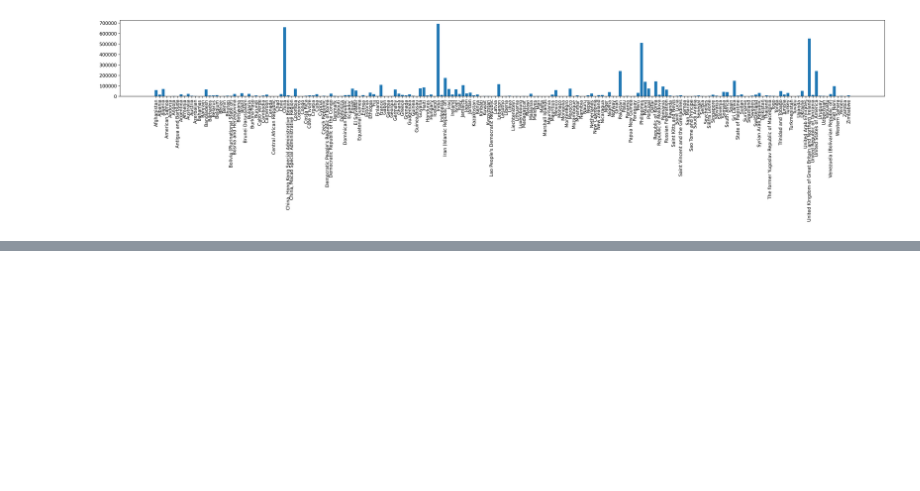
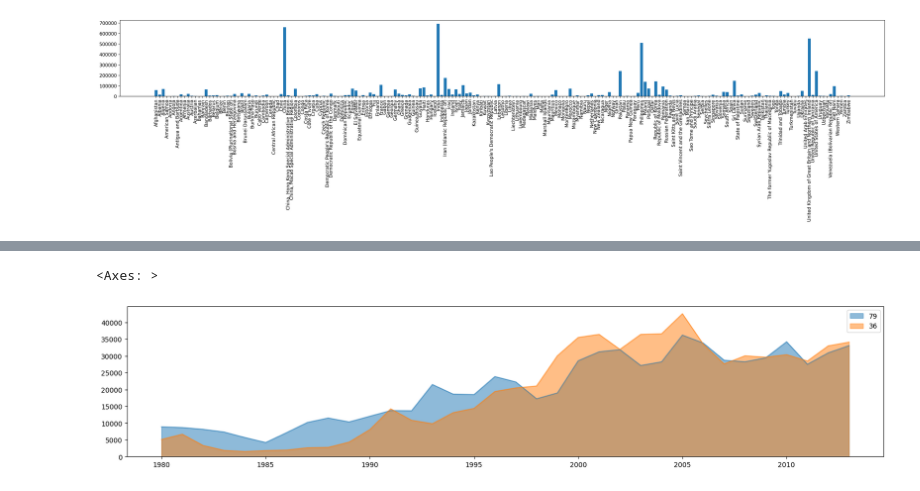
Before and after one commit to Ankidec/Data-Analysis, a Jupyter notebook: pandas_basics.ipynb, the cells around one changed output, grey strips where cells are left out. Saved outputs shown, nothing was run; the diff lists cells and outputs as text; code cells hidden in the pictures; blank space fills up the shorter version.

```diff
--- a/pandas_basics.ipynb
+++ b/pandas_basics.ipynb
@@ -419,0 +905,5 @@ plt.show()
+# %%
+df.loc[[79,36], years].T.plot(kind='area',figsize=(20,4), stacked=False, alpha=0.5)
+# %% [output]
+<Axes: >
+[figure, added]
```
Also changed, not shown: parts of 53 cells of this notebook.
